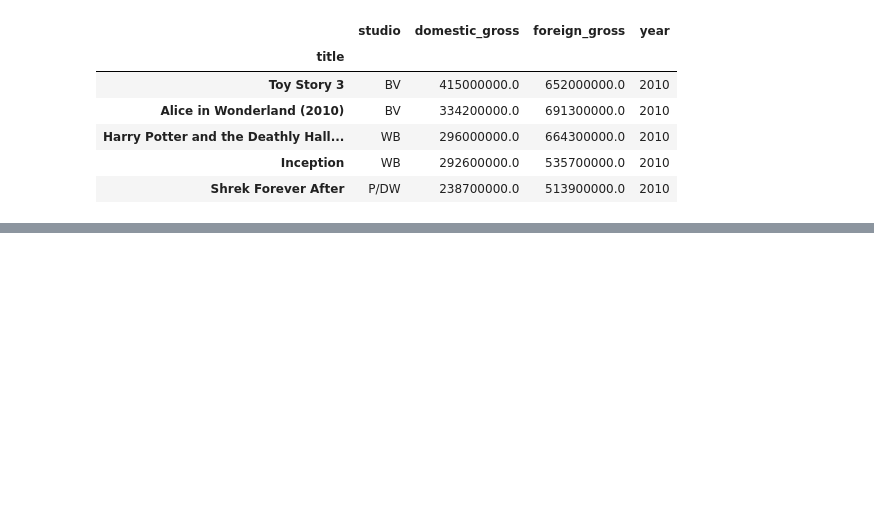
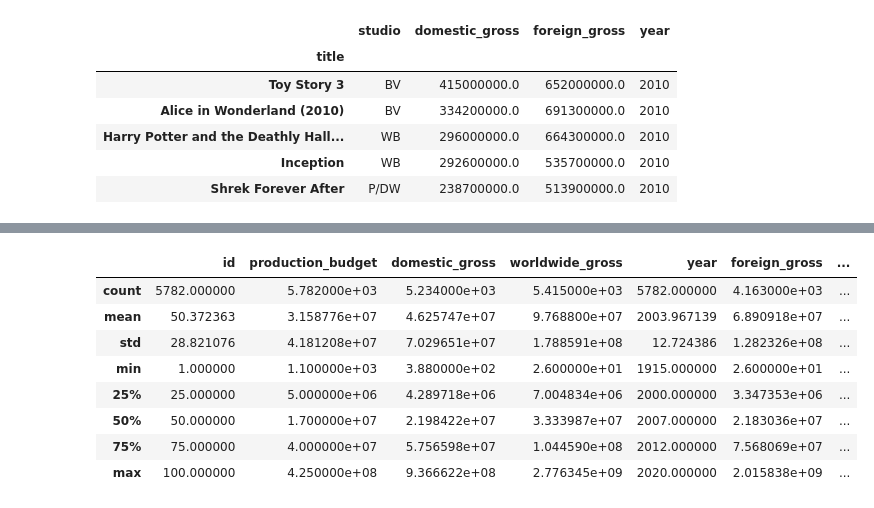
Before and after one commit to magalisolimano/dsc-mod-1-project-v2-1-online-ds-sp-000, a Jupyter notebook: student.ipynb, the cells around one changed output, grey strips where cells are left out. Cells and saved outputs as stored; diff of their text form; code cells hidden in the pictures; blank space fills up the shorter version.

```diff
--- a/student.ipynb
+++ b/student.ipynb
@@ -550,2 +543,14 @@ df_revenue
+# %%
+df_revenue.describe()
+# %% [output]
+|  | id | production_budget | domestic_gross | worldwide_gross | year | foreign_gross | ... |
+| count | 5782.000000 | 5.782000e+03 | 5.234000e+03 | 5.415000e+03 | 5782.000000 | 4.163000e+03 | ... |
+| mean | 50.372363 | 3.158776e+07 | 4.625747e+07 | 9.768800e+07 | 2003.967139 | 6.890918e+07 | ... |
+| std | 28.821076 | 4.181208e+07 | 7.029651e+07 | 1.788591e+08 | 12.724386 | 1.282326e+08 | ... |
+| min | 1.000000 | 1.100000e+03 | 3.880000e+02 | 2.600000e+01 | 1915.000000 | 2.600000e+01 | ... |
+| 25% | 25.000000 | 5.000000e+06 | 4.289718e+06 | 7.004834e+06 | 2000.000000 | 3.347353e+06 | ... |
+| 50% | 50.000000 | 1.700000e+07 | 2.198422e+07 | 3.333987e+07 | 2007.000000 | 2.183036e+07 | ... |
+| 75% | 75.000000 | 4.000000e+07 | 5.756598e+07 | 1.044590e+08 | 2012.000000 | 7.568069e+07 | ... |
+| max | 100.000000 | 4.250000e+08 | 9.366622e+08 | 2.776345e+09 | 2020.000000 | 2.015838e+09 | ... |
 # %%
 display(df_revenue.info())
```
Also changed, not shown: parts of 7 cells of this notebook.
